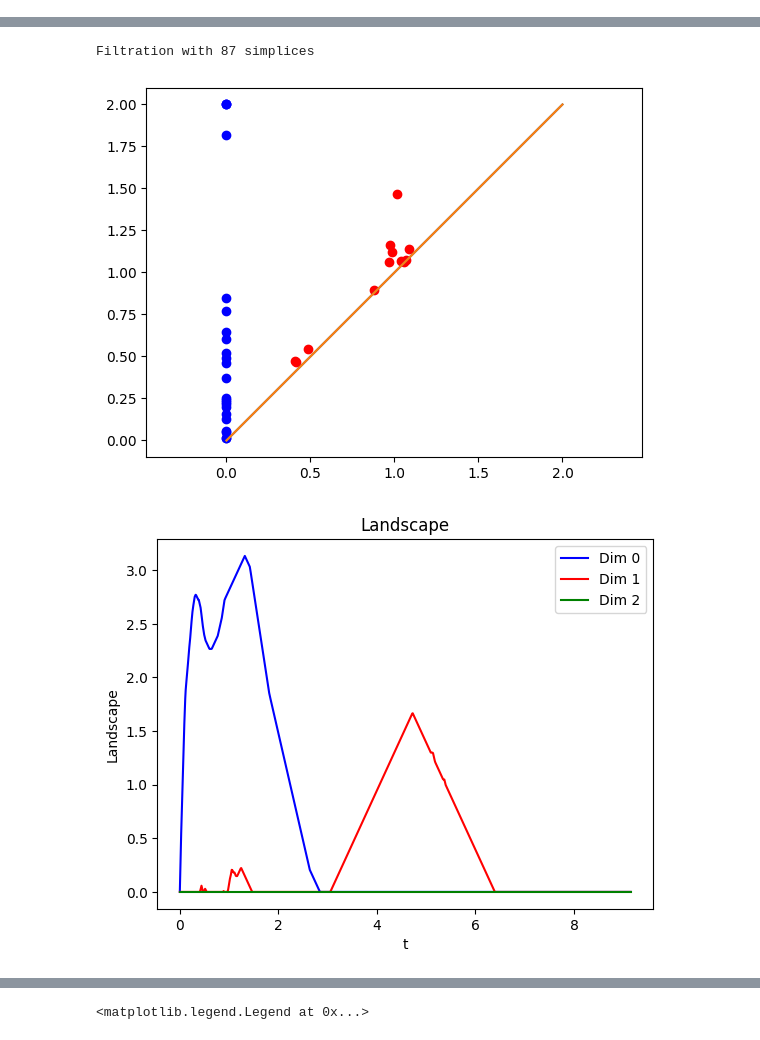
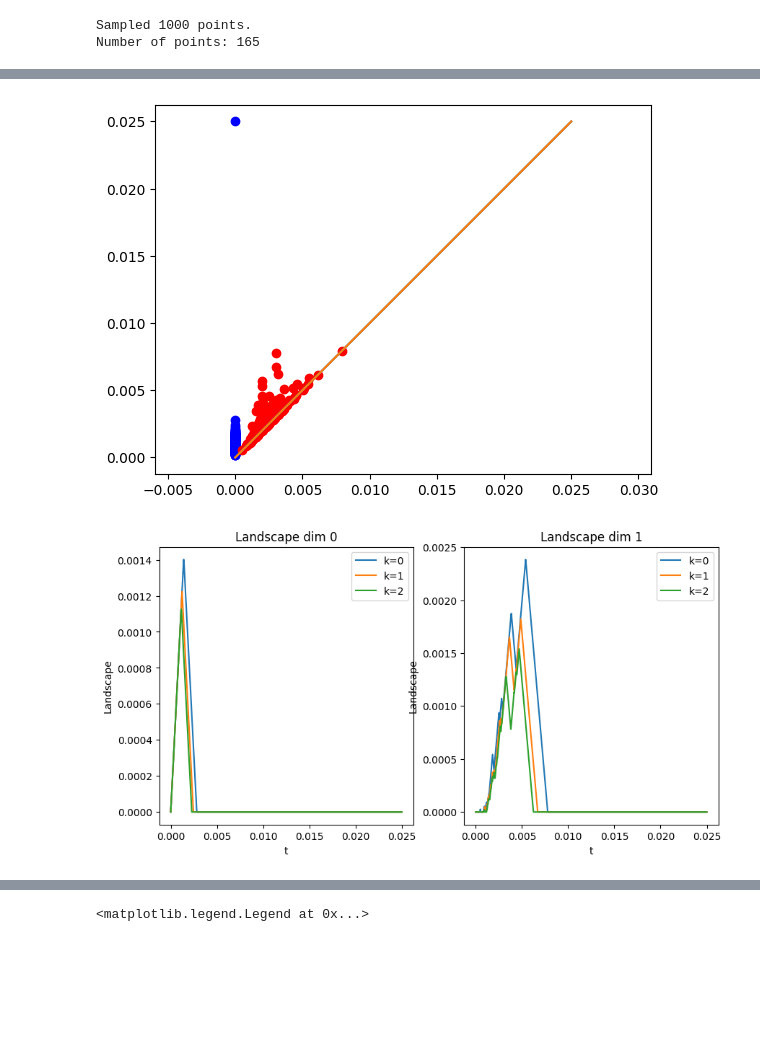
Before and after one commit to siroj99/Master_thesis, a Jupyter notebook: code/Point_Processes.ipynb, the cells around one changed output, grey strips where cells are left out. Drawn from its saved outputs; the diff is of its cells as text; code cells hidden in the pictures; blank space fills up the shorter version.

Commit message:
Added better support for landscapes and another way of doing Mapper, still doesn't work that well though.

```diff
--- a/code/Point_Processes.ipynb
+++ b/code/Point_Processes.ipynb
@@ -54,18 +104,21 @@ poissonPointProcess(100, plot=True)
 import gudhi.alpha_complex
 
 
-xx, yy = poissonPointProcess(0.2, xMax=10, yMax = 10, seed=123, plot=True)
-max_r = 2
-# f = dio.fill_rips(np.array([xx, yy]).T, 1, max_r)
-f = dio.Filtration()
-tree = gudhi.alpha_complex.AlphaComplex(points=np.array([xx, yy]).T).create_simplex_tree(max_alpha_square=max_r)
-for vertices, t in tree.get_filtration():
-     f.append(dio.Simplex(vertices, t))
-print(f)
-f.sort()
+# xx, yy = poissonPointProcess(0.2, xMax=10, yMax = 10, seed=123, plot=True)
+max_r = 0.025
+# # f = dio.fill_rips(np.array([xx, yy]).T, 1, max_r)
+# f = dio.Filtration()
+# tree = gudhi.alpha_complex.AlphaComplex(points=np.array([xx, yy]).T).create_simplex_tree(max_alpha_square=max_r)
+# for vertices, t in tree.get_filtration():
+#      f.append(dio.Simplex(vertices, t))
+# print(f)
+# f.sort()
+f = PointProcessFiltration(1000, plot=True, seed=123, method="PV")
 p = dio.cohomology_persistence(f, 47, True)
 dgms = dio.init_diagrams(p, f)
 dio.plot.plot_all_diagrams(dgms, limits=[0, max_r, 0, max_r])
 plt.show()
-# Landscape(f, max_t=max_r).plot()
+Landscape(f, max_t=max_r).plot()
 # %% [output]
+Sampled 1000 points.
+Number of points: 165
@@ -73,22 +126,20 @@ plt.show()
-Filtration with 87 simplices
-[figure, old version]
+[figure, new version]
+[figure, added]
 # %%
-from landscapes import Landscape
 
-intensity = 0.2
-max_r = 10
-xMax = 10
-yMax = 10
-n_samples_average = 1000
-n_samples = 100
 
-sampled_landscapes = []
-xx, yy = poissonPointProcess(intensity, xMax = xMax, yMax=yMax, seed=123)
-tree = gudhi.alpha_complex.AlphaComplex(points=np.array([xx, yy]).T).create_simplex_tree(max_alpha_square=max_r)
-for vertices, t in tree.get_filtration():
-    f.append(dio.Simplex(vertices, t))
-f.sort()
-test_land = Landscape(f)
-test_land.plot()
+# intensity = 0.2
+# max_r = 10
+# xMax = 10
+# yMax = 10
+# n_samples_average = 1000
+# n_samples = 100
+
+# sampled_landscapes = []
+# xx, yy = poissonPointProcess(intensity, xMax = xMax, yMax=yMax, seed=123)
+# tree = gudhi.alpha_complex.AlphaComplex(points=np.array([xx, yy]).T).create_simplex_tree(max_alpha_square=max_r)
+# for vertices, t in tree.get_filtration():
+#     f.append(dio.Simplex(vertices, t))
+# f.sort()
+# test_land = Landscape(f)
+# test_land.plot()
-# %% [output]
-[figure, removed]
```
Also changed, not shown: parts of 15 cells of this notebook, 31 other files.
